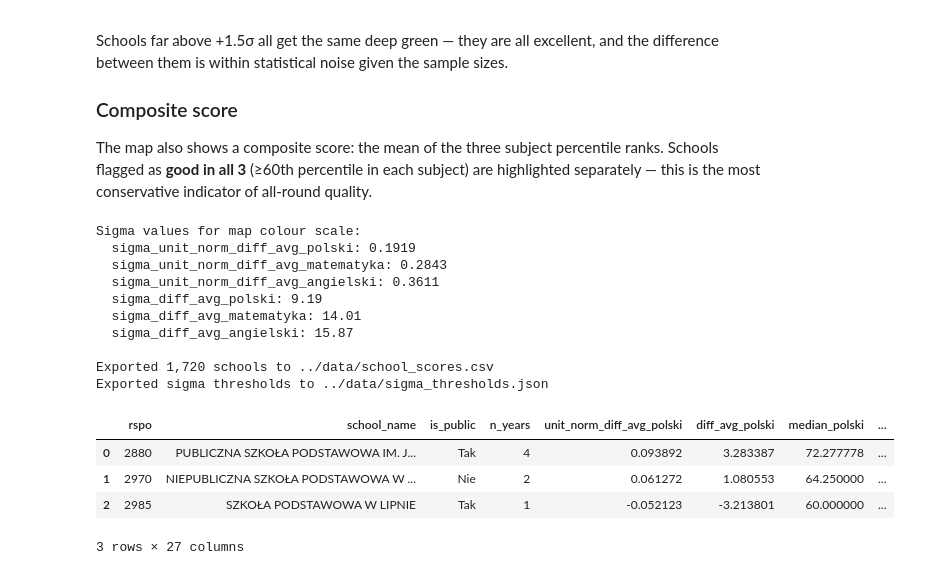
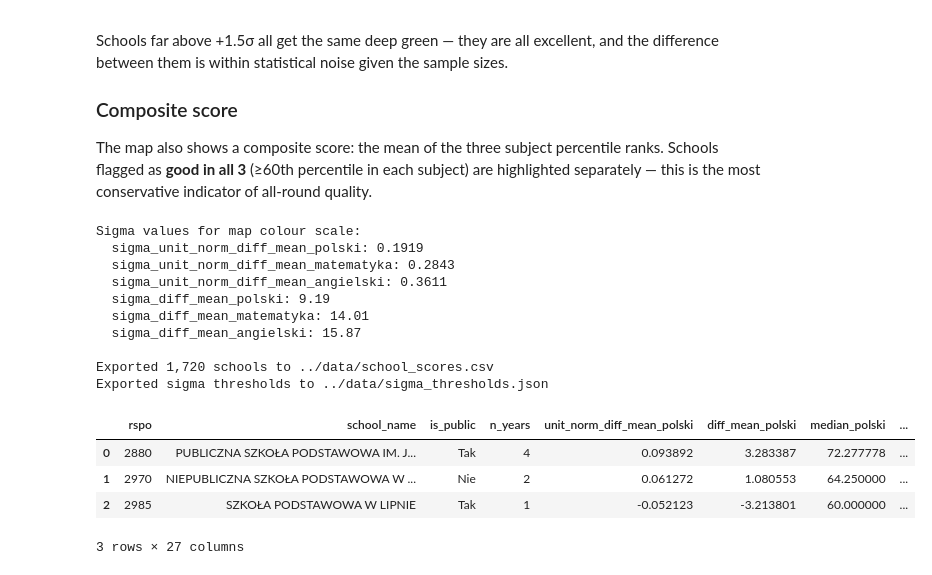
Before and after one commit to herbakamil/compare-primary-schools-mazowieckie, a Jupyter notebook: notebooks/how_to_measure_school_quality.ipynb, the cells around one changed output. Cells and saved outputs as stored; diff of their text form; code cells hidden in the pictures.

```diff
--- a/notebooks/how_to_measure_school_quality.ipynb
+++ b/notebooks/how_to_measure_school_quality.ipynb
@@ -1191,7 +1191,7 @@ for subject in core_short:
             .set_caption(f'{subject}: Green = metric with smallest median rank swing for that school size'))
 
 # ── Plot 3: ECDF per size bin, Maths, key metrics ────────────────────────────
-METRICS_FOR_SIZE_PLOT = ['mean', 'diff_avg', 'unit_norm_diff_avg', 'pct_mean']
+METRICS_FOR_SIZE_PLOT = ['mean', 'diff_mean', 'unit_norm_diff_mean', 'pct_mean']
 fig, axes = plt.subplots(1, len(SIZE_BINS_ORDER), figsize=(15, 4), sharey=False, sharex=True)
 for ax, size_bin in zip(axes, SIZE_BINS_ORDER):
     subject = 'matematyka'
@@ -1253,7 +1253,7 @@ angielski: Green = metric with smallest median rank swing for that school size
 # Each panel: score in LOO folds (X = excluded year, Y = score).
 # Dashed horizontal = mean across folds. Tight cluster = stable; spread = unstable.
 PRIMARY_SUBJECT  = 'matematyka'
-PRIMARY_METRIC   = 'unit_norm_diff_avg'
+PRIMARY_METRIC   = 'unit_norm_diff_mean'
 BASELINE_METRIC  = 'mean'
 
 swing_primary = (
@@ -1351,7 +1351,7 @@ We apply the same jackknife test: which aggregation gives the most stable
 school score when we drop one year?
 # %%
 # For schools with 5 years of data: LOO stability of aggregation methods
-# Use the winning per-year metric (unit_norm_diff_avg) as input
+# Use the winning per-year metric (unit_norm_diff_mean) as input
 year_count_5 = df.groupby('rspo')['year'].nunique()
 df5 = df[df['rspo'].isin(year_count_5[year_count_5 == 5].index)].copy()
 
@@ -1360,7 +1360,7 @@ for rspo, grp in df5.groupby('rspo'):
     grp = grp.sort_values('year').reset_index(drop=True)
     for subject in core_short:
         n_vals = grp[f'n_{subject}'].values
-        m_vals = grp[f'unit_norm_diff_avg_{subject}'].values
+        m_vals = grp[f'unit_norm_diff_mean_{subject}'].values
         if np.any(np.isnan(n_vals)) or np.any(np.isnan(m_vals)):
             continue
 
@@ -1396,7 +1396,7 @@ aggregation_summary = (
         'std_trimmed':    'Trimmed mean',
     }).round(3)
 )
-print('Median LOO std for aggregation methods (using unit_norm_diff_avg as input):')
+print('Median LOO std for aggregation methods (using unit_norm_diff_mean as input):')
 display(aggregation_summary.style.set_uuid('aggregation_summary_table').highlight_min(axis=1, color='#c6efce')
         .set_caption('Green = most stable aggregation for that school size'))
 # %% [output]
@@ -1425,9 +1425,9 @@ This gives a number in percentage points: positive means above average for the c
 negative means below average, zero means exactly at the voivodeship median.
 # %%
 # ── Compute final per-subject score for every school ────────────────────────
-# Primary metric: unit_norm_diff_avg.  Also export diff_avg, median, mean as alternatives.
-PRIMARY_METRIC   = 'unit_norm_diff_avg'
-SECONDARY_METRICS = ['diff_avg', 'median', 'mean']
+# Primary metric: unit_norm_diff_mean.  Also export diff_mean, median, mean as alternatives.
+PRIMARY_METRIC   = 'unit_norm_diff_mean'
+SECONDARY_METRICS = ['diff_mean', 'median', 'mean']
 
 score_records = []
 for rspo, grp in df.groupby('rspo'):
@@ -1708,55 +1708,55 @@ are highlighted separately — this is the most conservative indicator of
 all-round quality.
 # %%
 # ── Export for the map ────────────────────────────────────────────────────────
-# Primary metric: unit_norm_diff_avg.  Also export diff_avg, mean, median for app toggle.
+# Primary metric: unit_norm_diff_mean.  Also export diff_mean, mean, median for app toggle.
 import json as _json
 
 export_cols = ['rspo', 'school_name', 'is_public', 'n_years']
 for subject in core_short:
     export_cols += [
-        f'unit_norm_diff_avg_{subject}',  # primary
-        f'diff_avg_{subject}',       # alternate scale (pp)
+        f'unit_norm_diff_mean_{subject}',  # primary
+        f'diff_mean_{subject}',       # alternate scale (pp)
         f'median_{subject}',         # baseline 1
         f'mean_{subject}',           # baseline 2
         f'pct_{subject}',            # percentile of primary
         f'n_total_{subject}',
         f'n_years_{subject}',
     ]
 export_cols += ['composite_percentile', 'good_in_all_3']
 
 export = scores[[c for c in export_cols if c in scores.columns]].copy()
 
 # Sigma thresholds (used by the map for colour saturation)
-sigma_export = {f'sigma_unit_norm_diff_avg_{s}': round(sigma[s], 4) for s in core_short}
+sigma_export = {f'sigma_unit_norm_diff_mean_{s}': round(sigma[s], 4) for s in core_short}
 for s in core_short:
-    sigma_export[f'sigma_diff_avg_{s}'] = round(scores[f'diff_avg_{s}'].std(), 2)
+    sigma_export[f'sigma_diff_mean_{s}'] = round(scores[f'diff_mean_{s}'].std(), 2)
 
 print('Sigma values for map colour scale:')
 for key, value in sigma_export.items():
     print(f'  {key}: {value}')
 
 out_path = Path('../data/school_scores.csv')
 out_path.parent.mkdir(parents=True, exist_ok=True)
 export.to_csv(out_path, index=False)
 print(f'\nExported {len(export):,} schools to {out_path}')
 
 sigma_path = Path('../data/sigma_thresholds.json')
 sigma_path.write_text(_json.dumps(sigma_export, indent=2, ensure_ascii=False))
 print(f'Exported sigma thresholds to {sigma_path}')
 
 display(export.head(3))
 # %% [output]
 Sigma values for map colour scale:
-  sigma_unit_norm_diff_avg_polski: 0.1919
-  sigma_unit_norm_diff_avg_matematyka: 0.2843
-  sigma_unit_norm_diff_avg_angielski: 0.3611
-  sigma_diff_avg_polski: 9.19
-  sigma_diff_avg_matematyka: 14.01
-  sigma_diff_avg_angielski: 15.87
+  sigma_unit_norm_diff_mean_polski: 0.1919
+  sigma_unit_norm_diff_mean_matematyka: 0.2843
+  sigma_unit_norm_diff_mean_angielski: 0.3611
+  sigma_diff_mean_polski: 9.19
+  sigma_diff_mean_matematyka: 14.01
+  sigma_diff_mean_angielski: 15.87
 
 Exported 1,720 schools to ../data/school_scores.csv
 Exported sigma thresholds to ../data/sigma_thresholds.json
-|  | rspo | school_name | is_public | n_years | unit_norm_diff_avg_polski | diff_avg_polski | median_polski | ... |
+|  | rspo | school_name | is_public | n_years | unit_norm_diff_mean_polski | diff_mean_polski | median_polski | ... |
 | 0 | 2880 | PUBLICZNA SZKOŁA PODSTAWOWA IM. J... | Tak | 4 | 0.093892 | 3.283387 | 72.277778 | ... |
 | 1 | 2970 | NIEPUBLICZNA SZKOŁA PODSTAWOWA W ... | Nie | 2 | 0.061272 | 1.080553 | 64.250000 | ... |
 | 2 | 2985 | SZKOŁA PODSTAWOWA W LIPNIE | Tak | 1 | -0.052123 | -3.213801 | 60.000000 | ... |
```
Also changed, not shown: parts of 13 cells of this notebook.
